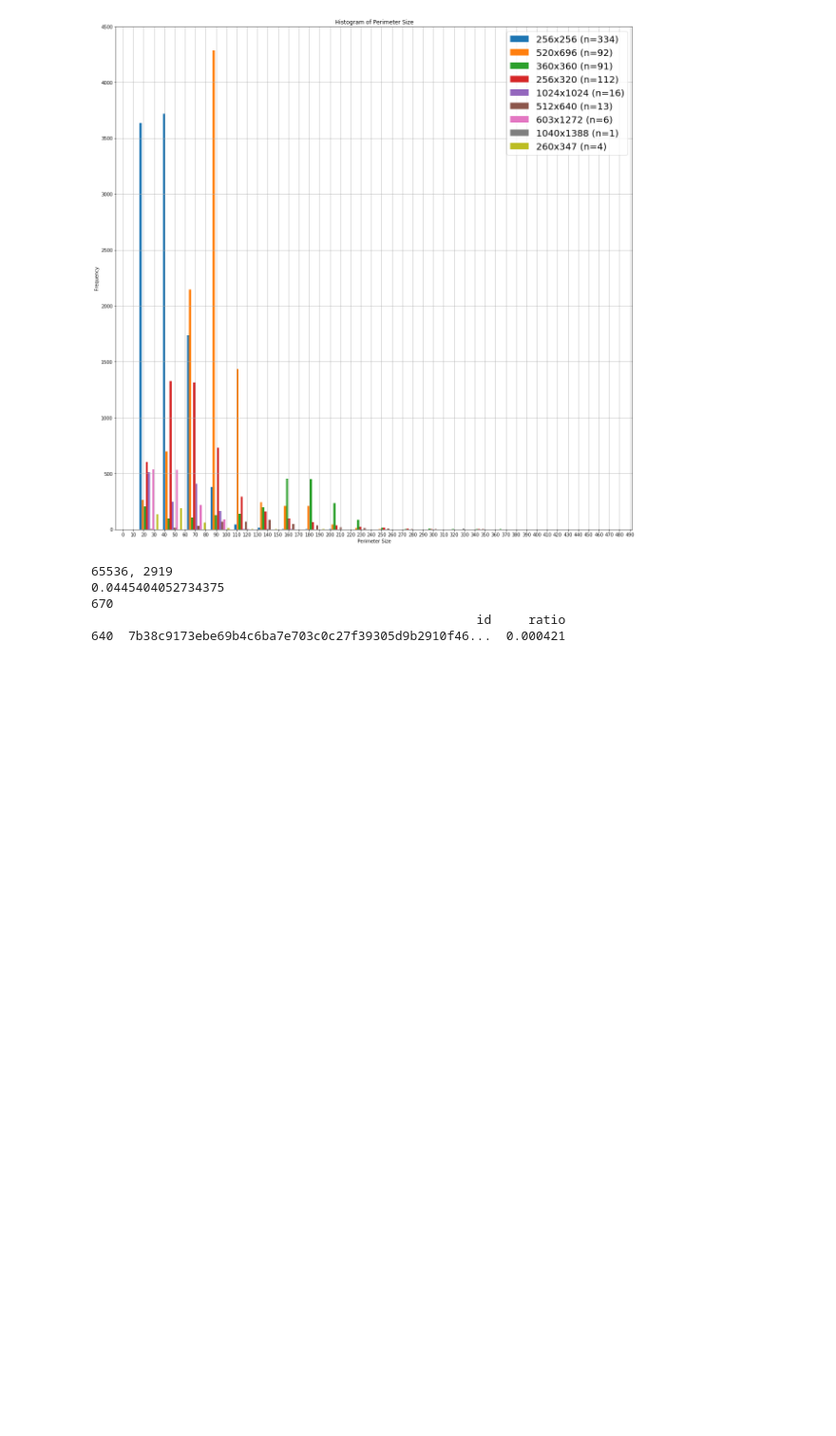
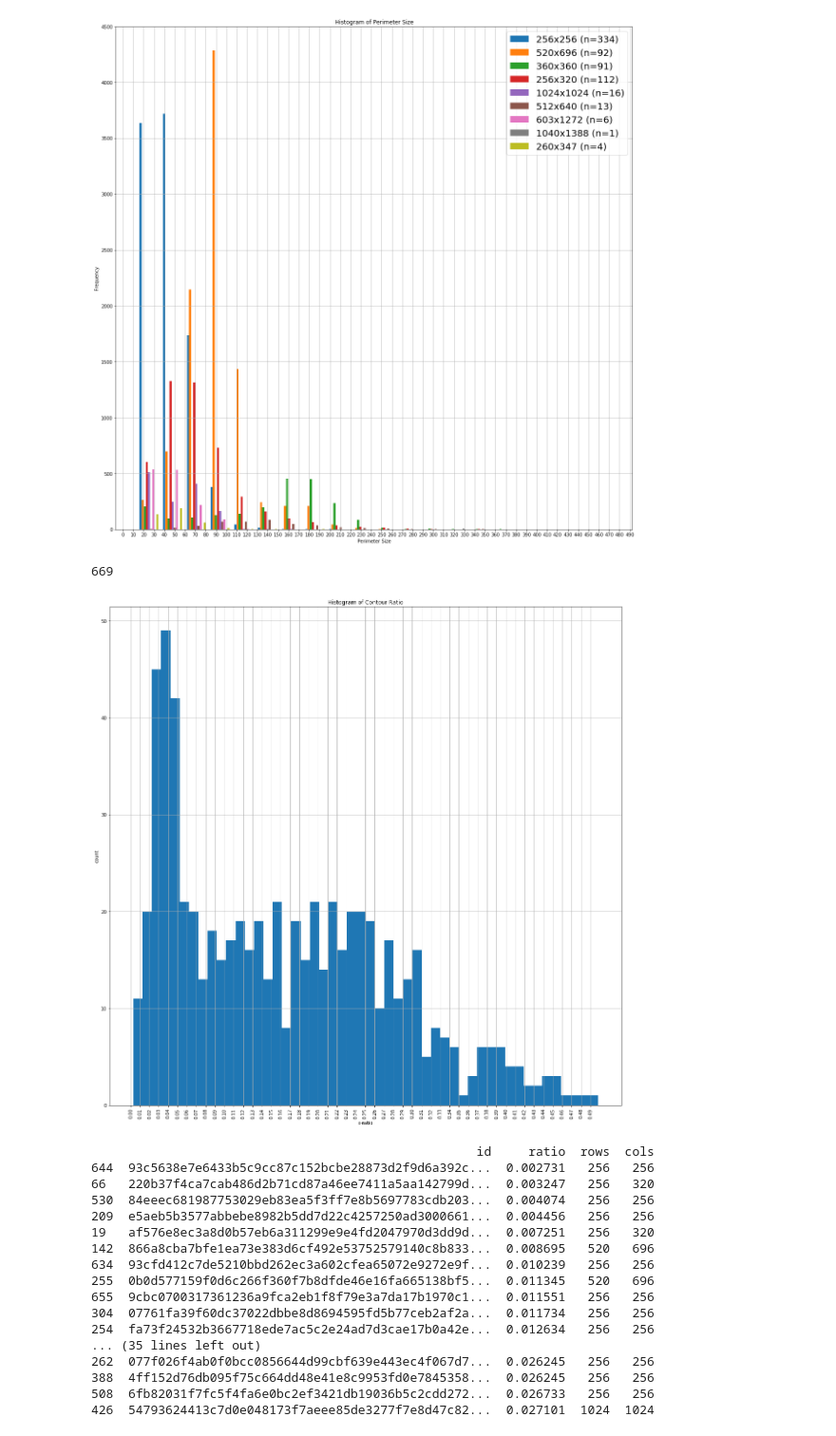
Before and after one commit to footh/nuclei, a Jupyter notebook: notebooks/data_analysis.ipynb, the cells around one changed output. Shown at 95% size. Drawn from its saved outputs; the diff is of its cells as text; code cells hidden in the pictures; blank space fills up the shorter version.

```diff
--- a/notebooks/data_analysis.ipynb
+++ b/notebooks/data_analysis.ipynb
@@ -80,23 +80,52 @@ plt.show()
 (260, 347, 4): avg_masks=101.75, avg_perim=47.311413335597095
 [figure]
 # %%
-con_files = data.file_list('../train', fname_wildcard=f"*-con")
-ratios = pd.DataFrame(columns=['id', 'ratio'])
+# Get datafram of ratios
+con_files = data.file_list('../train-og', fname_wildcard=f"*-con")
+ratios = pd.DataFrame(columns=['id', 'ratio', 'rows', 'cols'])
 for i, con_file in enumerate(con_files):
     con = np.asarray(Image.open(con_file))
     name, _ = os.path.splitext(os.path.basename(con_file))
     denom = np.prod(con.shape)
     numer = np.sum(con > 0)
-    if name == '00071198d059ba7f5914a526d124d28e6d010c92466da21d4a04cd5413362552-con':
-        print(f"{denom}, {numer}")
-        print(numer / denom)
-    ratios.loc[i] = [name, (numer / denom)]
+    ratios.loc[i] = [name, (numer / denom), con.shape[0], con.shape[1]]
 
 print(len(ratios))
-print(ratios[ratios.ratio == ratios.ratio.min()])
+#print(ratios[ratios.ratio == ratios.ratio.min()])
 # %% [output]
-65536, 2919
-0.0445404052734375
-670
-                                                    id     ratio
-640  7b38c9173ebe69b4c6ba7e703c0c27f39305d9b2910f46...  0.000421
+669
+# %%
+# Plot ratios
+major_ticks = np.arange(0,0.5,0.01)
+
+plt.figure(figsize=(20, 20))
+n, bins, patches = plt.hist(ratios['ratio'].values, 50)
+plt.xlabel('c-ratio')
+plt.ylabel('count')
+plt.xticks(rotation=90)
+plt.title('Histogram of Contour Ratio')
+ax = plt.gca()
+ax.set_xticks(major_ticks)
+plt.grid(True)
+plt.show()
+
+print(ratios.sort_values('ratio').head(50))
+# %% [output]
+[figure, added]
+                                                    id     ratio  rows  cols
+644  93c5638e7e6433b5c9cc87c152bcbe28873d2f9d6a392c...  0.002731   256   256
+66   220b37f4ca7cab486d2b71cd87a46ee7411a5aa142799d...  0.003247   256   320
+530  84eeec681987753029eb83ea5f3ff7e8b5697783cdb203...  0.004074   256   256
+209  e5aeb5b3577abbebe8982b5dd7d22c4257250ad3000661...  0.004456   256   256
+19   af576e8ec3a8d0b57eb6a311299e9e4fd2047970d3dd9d...  0.007251   256   320
+142  866a8cba7bfe1ea73e383d6cf492e53752579140c8b833...  0.008695   520   696
+634  93cfd412c7de5210bbd262ec3a602cfea65072e9272e9f...  0.010239   256   256
+255  0b0d577159f0d6c266f360f7b8dfde46e16fa665138bf5...  0.011345   520   696
+655  9cbc0700317361236a9fca2eb1f8f79e3a7da17b1970c1...  0.011551   256   256
+304  07761fa39f60dc37022dbbe8d8694595fd5b77ceb2af2a...  0.011734   256   256
+254  fa73f24532b3667718ede7ac5c2e24ad7d3cae17b0a42e...  0.012634   256   256
+... (35 lines left out)
+262  077f026f4ab0f0bcc0856644d99cbf639e443ec4f067d7...  0.026245   256   256
+388  4ff152d76db095f75c664dd48e41e8c9953fd0e7845358...  0.026245   256   256
+508  6fb82031f7fc5f4fa6e0bc2ef3421db19036b5c2cdd272...  0.026733   256   256
+426  54793624413c7d0e048173f7aeee85de3277f7e8d47c82...  0.027101  1024  1024
```
Also changed, not shown: parts of 1 cell of this notebook, 3 other files.
